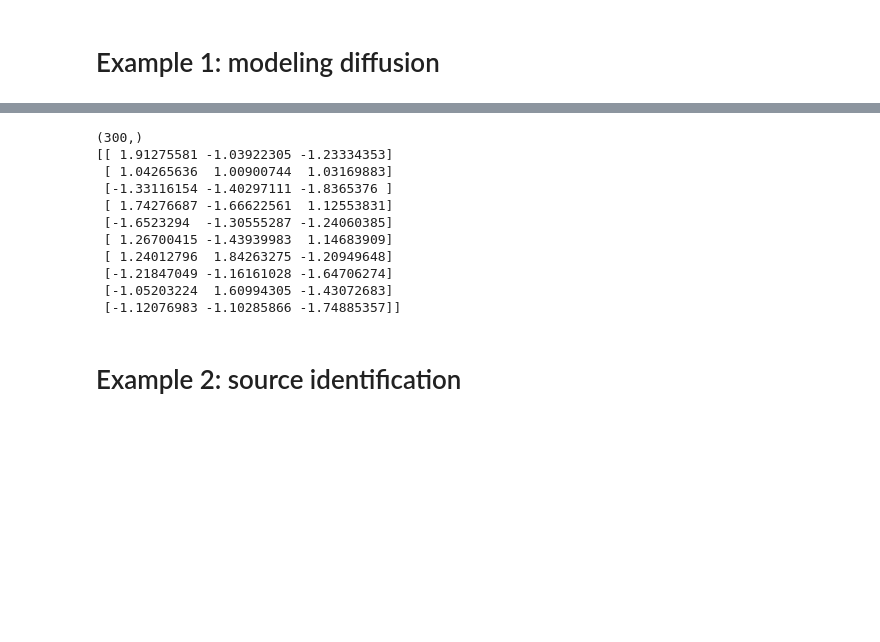
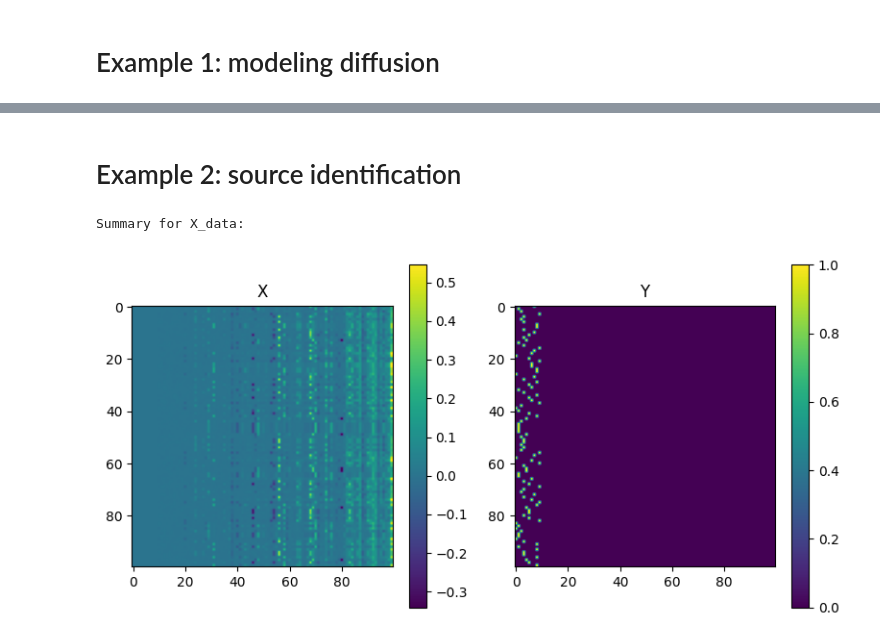
Before and after one commit to reysam93/dag_conv_nn, a Jupyter notebook: prueba.ipynb, the cells around one changed output, grey strips where cells are left out. Drawn from its saved outputs; the diff is of its cells as text; code cells hidden in the pictures; blank space fills up the shorter version.

```diff
--- a/prueba.ipynb
+++ b/prueba.ipynb
@@ -60,16 +109,5 @@ GSO computed: 0.1134178638458252
 # %% [markdown]
 # Example 1: modeling diffusion
-# %%
-def inspect_data(X_data, Y_data):
-    print('Summary for X_data:')
-    for key, value in X_data.items():
-        norm = la.norm(value, 2, axis=1).mean()
-        print(f'\t{key}: size: {value.shape}  -  norm: {norm:.3f}')
-
-    print('Summary for Y_data:')
-    for key, value in Y_data.items():
-        norm = la.norm(value, 2, axis=1).mean()
-        print(f'\t{key}: size: {value.shape}  -  norm: {norm:.3f}')
 # %%
 # Create DATA
 M = 2000
@@ -397,33 +403,32 @@ Naive error: 2.47439588908647
-# %%
-# Define the number of samples you want to draw
-interval1 = (-2, -1)
-interval2 = (1, 2)
-num_samples = 50
-
-# Generate random samples from each interval
-samples_interval1 = np.random.uniform(interval1[0], interval1[1], (num_samples,3))
-samples_interval2 = np.random.uniform(interval2[0], interval2[1], (num_samples, 3))
-
-# Concatenate the samples
-all_samples = np.concatenate((samples_interval1, samples_interval2)).reshape(100*3)
-print(all_samples.shape)
-# Shuffle the samples (if needed)
-np.random.shuffle(all_samples)
-all_samples = all_samples.reshape([100,3])
-
-# Print the first few samples as an example
-print(all_samples[:10])
-# %% [output]
-(300,)
-[[ 1.91275581 -1.03922305 -1.23334353]
- [ 1.04265636  1.00900744  1.03169883]
- [-1.33116154 -1.40297111 -1.8365376 ]
- [ 1.74276687 -1.66622561  1.12553831]
- [-1.6523294  -1.30555287 -1.24060385]
- [ 1.26700415 -1.43939983  1.14683909]
- [ 1.24012796  1.84263275 -1.20949648]
- [-1.21847049 -1.16161028 -1.64706274]
- [-1.05203224  1.60994305 -1.43072683]
- [-1.12076983 -1.10285866 -1.74885357]]
 # %% [markdown]
 # Example 2: source identification
+# %%
+# Create DATA
+M = 2000
+M_train = int(.7*M)
+M_val = int(.2*M)
+M_test = int(.1*M)
+max_src_node = 10  # 5
+n_sources = 1
+n_p = .05
+max_GSO = 100
+min_GSO = 50
+n_GSOs = 25
+
+range_GSO = np.arange(min_GSO, max_GSO)
+gsos_idx = np.random.choice(range_GSO, size=n_GSOs, replace=False)
+sel_GSOs = GSOs[gsos_idx]
+signals_t, sources_t = dagu.create_diff_data(M, sel_GSOs, max_src_node, n_p, n_sources, src_t='constant',
+                                            norm_y='l2_norm', norm_f_coefs=False, torch_tensor=True,
+                                            ftype='normal', mask_sources=True)
+
+# Binary labels
+labels_t = torch.argmax(torch.abs(sources_t), axis=1)
+
+signals = {'train': signals_t[:M_train], 'val': signals_t[M_train:-M_test], 'test': signals_t[-M_test:]}
+labels = {'train': labels_t[:M_train], 'val': labels_t[M_train:-M_test], 'test': labels_t[-M_test:]}
+# %%
+inspect_data(signals['train'], sources_t, describe=False, plot=True, n_signals_ploted=N)
+# %% [output]
+Summary for X_data:
+[figure, added]
```
Also changed, not shown: parts of 11 cells of this notebook, 5 other files.
